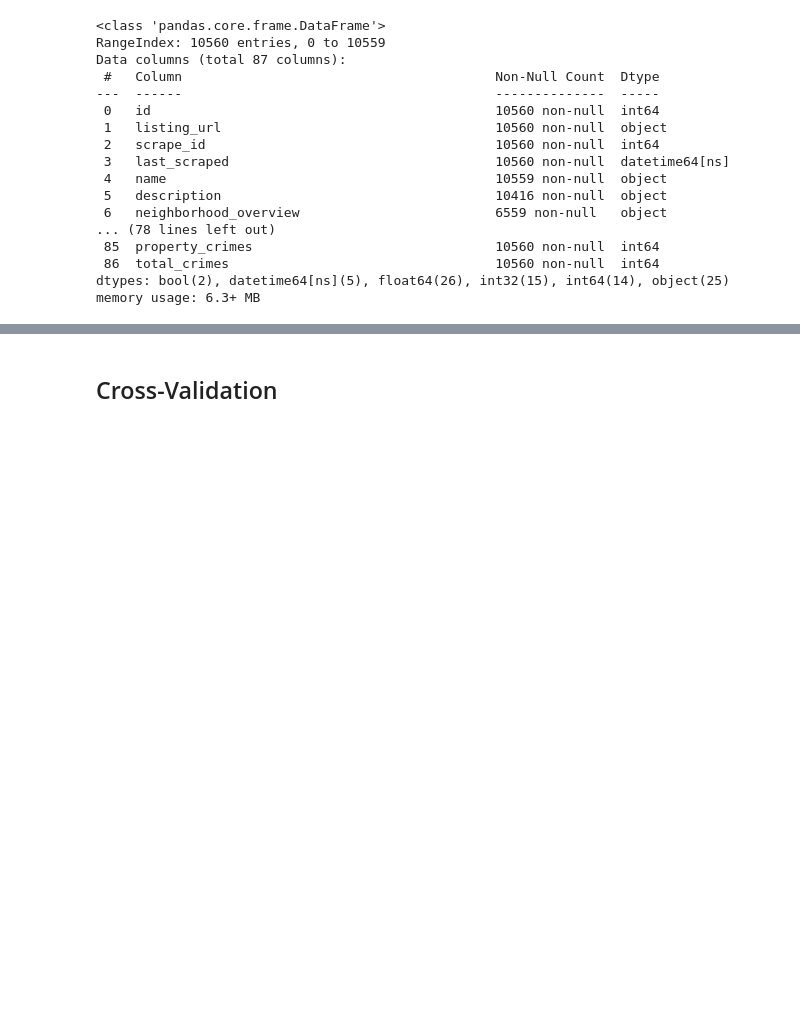
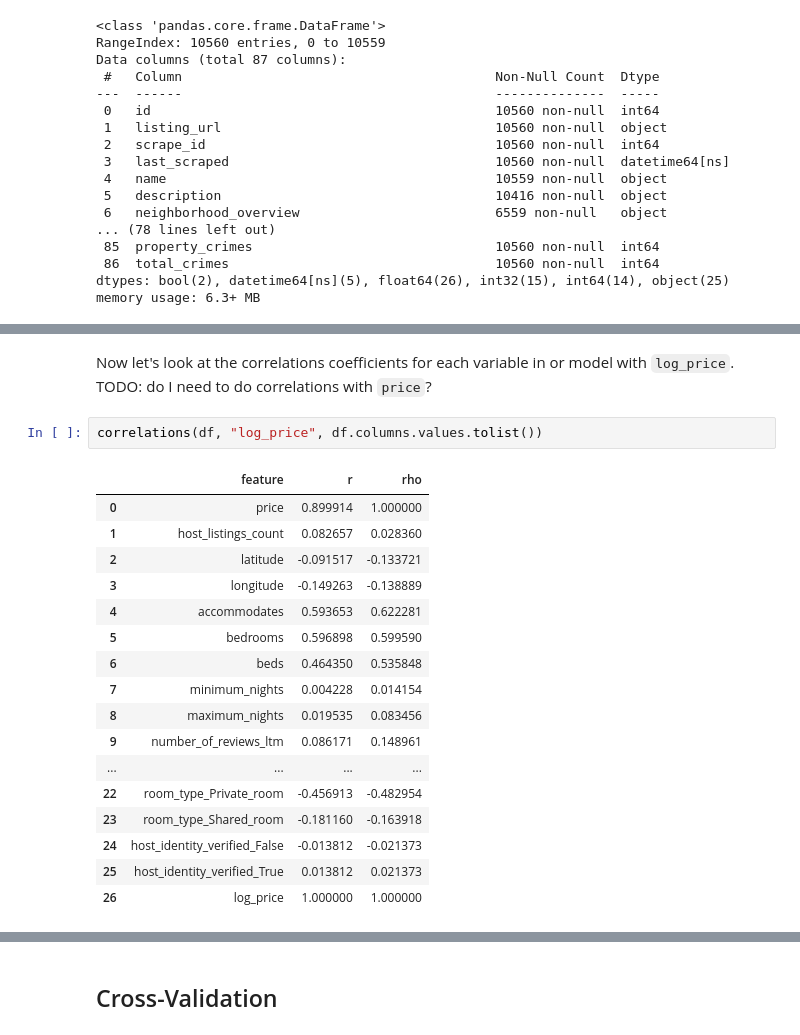
Before and after one commit to yishengtang/PS6-lab1, a Jupyter notebook: regression.ipynb, the cells around one changed output, grey strips where cells are left out. Saved outputs shown, nothing was run; the diff lists cells and outputs as text; blank space fills up the shorter version.

```diff
--- a/regression.ipynb
+++ b/regression.ipynb
@@ -459,0 +475,22 @@ residuals6 = plot_residuals(result6, df_6, model_6_variables)
+# %% [markdown]
+Now let's look at the correlations coefficients for each variable in or model with `log_price`. TODO: do I need to do correlations with `price`?
+# %%
+correlations(df, "log_price", df.columns.values.tolist())
+# %% [output]
+|  | feature | r | rho |
+| 0 | price | 0.899914 | 1.000000 |
+| 1 | host_listings_count | 0.082657 | 0.028360 |
+| 2 | latitude | -0.091517 | -0.133721 |
+| 3 | longitude | -0.149263 | -0.138889 |
+| 4 | accommodates | 0.593653 | 0.622281 |
+| 5 | bedrooms | 0.596898 | 0.599590 |
+| 6 | beds | 0.464350 | 0.535848 |
+| 7 | minimum_nights | 0.004228 | 0.014154 |
+| 8 | maximum_nights | 0.019535 | 0.083456 |
+| 9 | number_of_reviews_ltm | 0.086171 | 0.148961 |
+| ... | ... | ... | ... |
+| 22 | room_type_Private_room | -0.456913 | -0.482954 |
+| 23 | room_type_Shared_room | -0.181160 | -0.163918 |
+| 24 | host_identity_verified_False | -0.013812 | -0.021373 |
+| 25 | host_identity_verified_True | 0.013812 | 0.021373 |
+| 26 | log_price | 1.000000 | 1.000000 |
```
Also changed, not shown: parts of 94 cells of this notebook.
